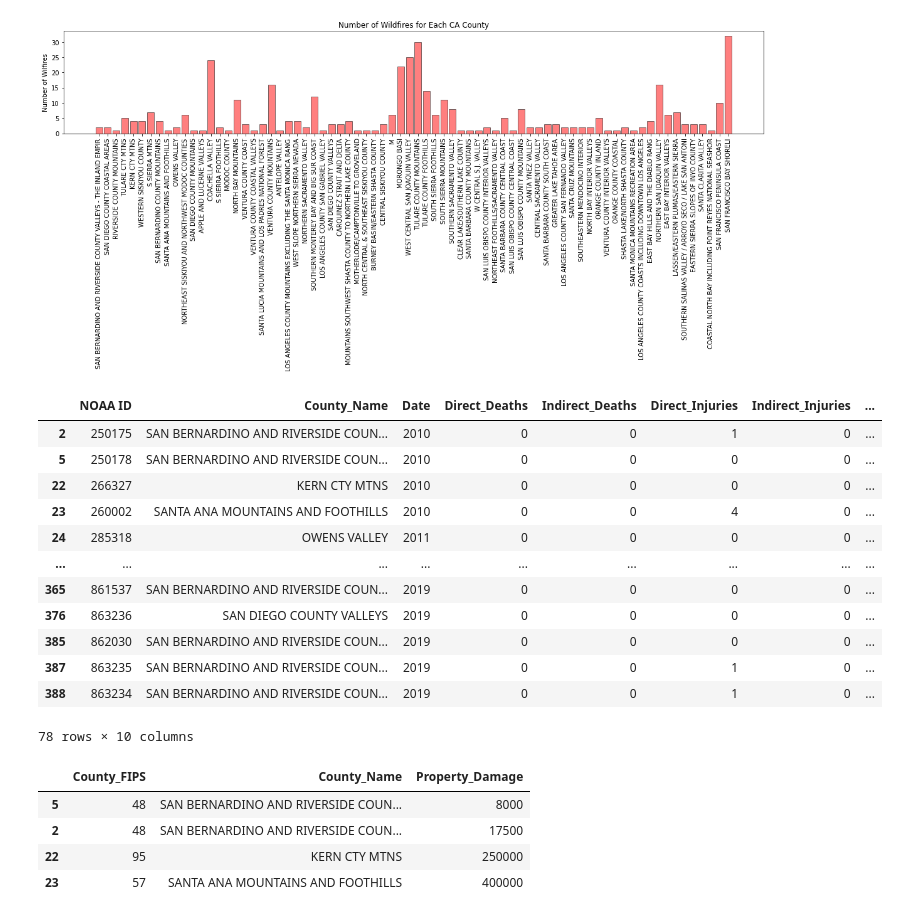
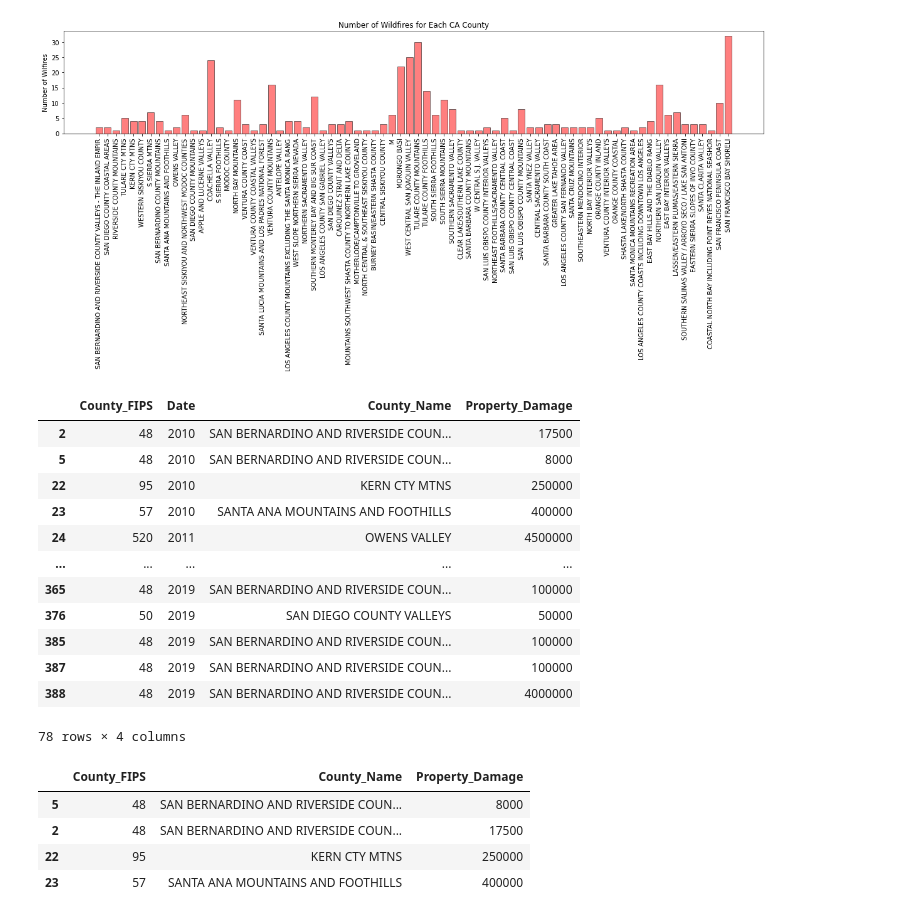
Before and after one commit to jacobdv/extreme-weather, a Jupyter notebook: wf_propertydamage.ipynb, the cells around one changed output. Drawn from its saved outputs; the diff is of its cells as text; code cells hidden in the pictures.

```diff
--- a/wf_damage_mining.ipynb
+++ b/wf_propertydamage.ipynb
@@ -176,21 +176,23 @@ plt.show()
 [figure]
 # %%
 property_wildfire = reduce_wildfire.loc[(reduce_wildfire['Property_Damage'] > 0)]
+property_wildfire = property_wildfire[['County_FIPS', 'Date', 'County_Name', 'Property_Damage']]
+property_wildfire.to_csv('wildfire_property_damage.csv', encoding='utf-8', index=False)
 property_wildfire.head(100)
 # %% [output]
-|  | NOAA ID | County_Name | Date | Direct_Deaths | Indirect_Deaths | Direct_Injuries | Indirect_Injuries | ... |
-| 2 | 250175 | SAN BERNARDINO AND RIVERSIDE COUN... | 2010 | 0 | 0 | 1 | 0 | ... |
-| 5 | 250178 | SAN BERNARDINO AND RIVERSIDE COUN... | 2010 | 0 | 0 | 0 | 0 | ... |
-| 22 | 266327 | KERN CTY MTNS | 2010 | 0 | 0 | 0 | 0 | ... |
-| 23 | 260002 | SANTA ANA MOUNTAINS AND FOOTHILLS | 2010 | 0 | 0 | 4 | 0 | ... |
-| 24 | 285318 | OWENS VALLEY | 2011 | 0 | 0 | 0 | 0 | ... |
-| ... | ... | ... | ... | ... | ... | ... | ... | ... |
-| 365 | 861537 | SAN BERNARDINO AND RIVERSIDE COUN... | 2019 | 0 | 0 | 0 | 0 | ... |
-| 376 | 863236 | SAN DIEGO COUNTY VALLEYS | 2019 | 0 | 0 | 0 | 0 | ... |
-| 385 | 862030 | SAN BERNARDINO AND RIVERSIDE COUN... | 2019 | 0 | 0 | 0 | 0 | ... |
-| 387 | 863235 | SAN BERNARDINO AND RIVERSIDE COUN... | 2019 | 0 | 0 | 1 | 0 | ... |
-| 388 | 863234 | SAN BERNARDINO AND RIVERSIDE COUN... | 2019 | 0 | 0 | 1 | 0 | ... |
+|  | County_FIPS | Date | County_Name | Property_Damage |
+| 2 | 48 | 2010 | SAN BERNARDINO AND RIVERSIDE COUN... | 17500 |
+| 5 | 48 | 2010 | SAN BERNARDINO AND RIVERSIDE COUN... | 8000 |
+| 22 | 95 | 2010 | KERN CTY MTNS | 250000 |
+| 23 | 57 | 2010 | SANTA ANA MOUNTAINS AND FOOTHILLS | 400000 |
+| 24 | 520 | 2011 | OWENS VALLEY | 4500000 |
+| ... | ... | ... | ... | ... |
+| 365 | 48 | 2019 | SAN BERNARDINO AND RIVERSIDE COUN... | 100000 |
+| 376 | 50 | 2019 | SAN DIEGO COUNTY VALLEYS | 50000 |
+| 385 | 48 | 2019 | SAN BERNARDINO AND RIVERSIDE COUN... | 100000 |
+| 387 | 48 | 2019 | SAN BERNARDINO AND RIVERSIDE COUN... | 100000 |
+| 388 | 48 | 2019 | SAN BERNARDINO AND RIVERSIDE COUN... | 4000000 |
-78 rows × 10 columns
+78 rows × 4 columns
 # %%
 wildfire_2010 = property_wildfire.loc[(property_wildfire['Date'] == '2010')]
 wildfire_2010 = wildfire_2010[['County_FIPS','County_Name', 'Property_Damage']]
```
Also changed, not shown: parts of 10 cells of this notebook, 14 other files.
